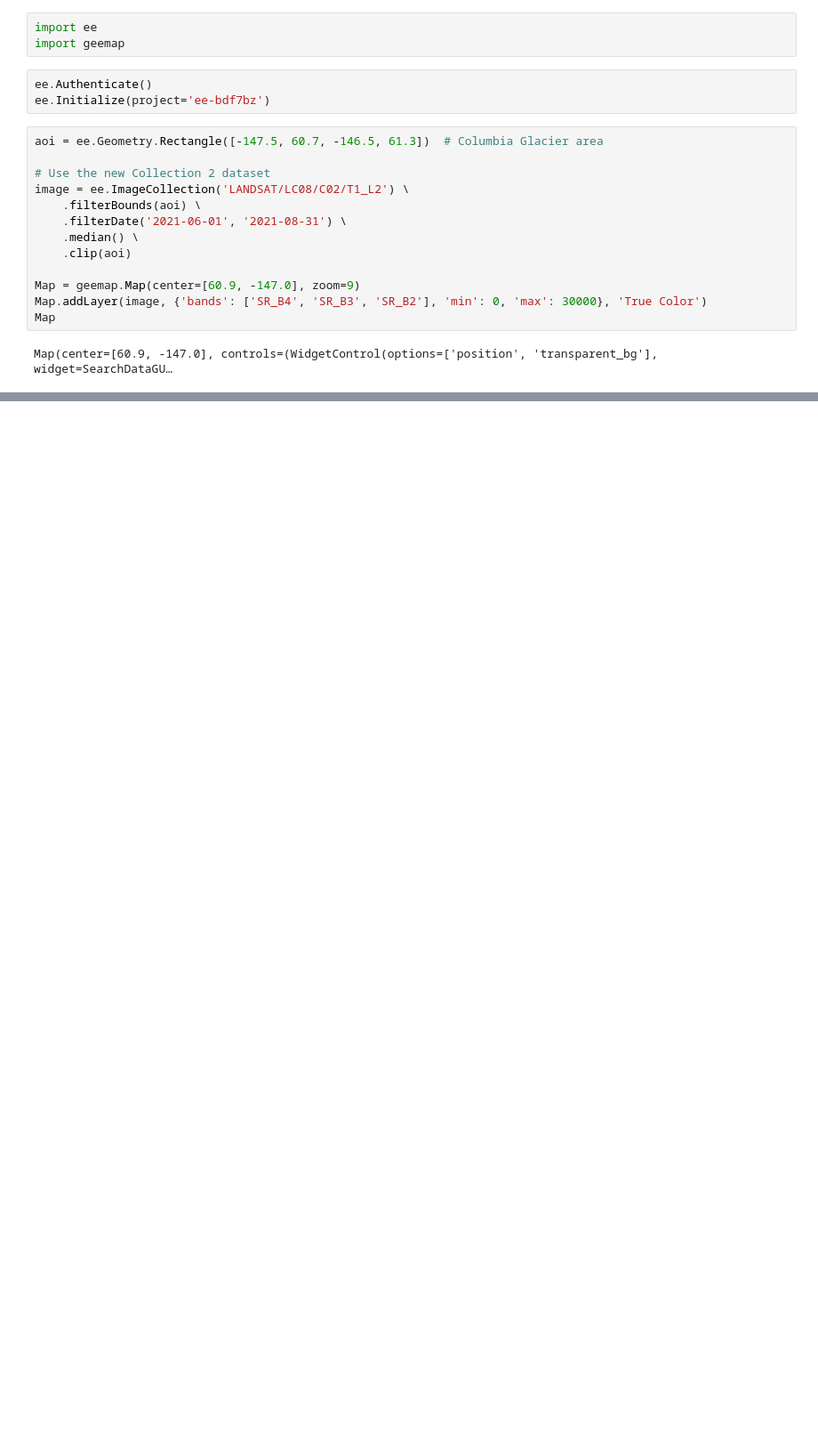
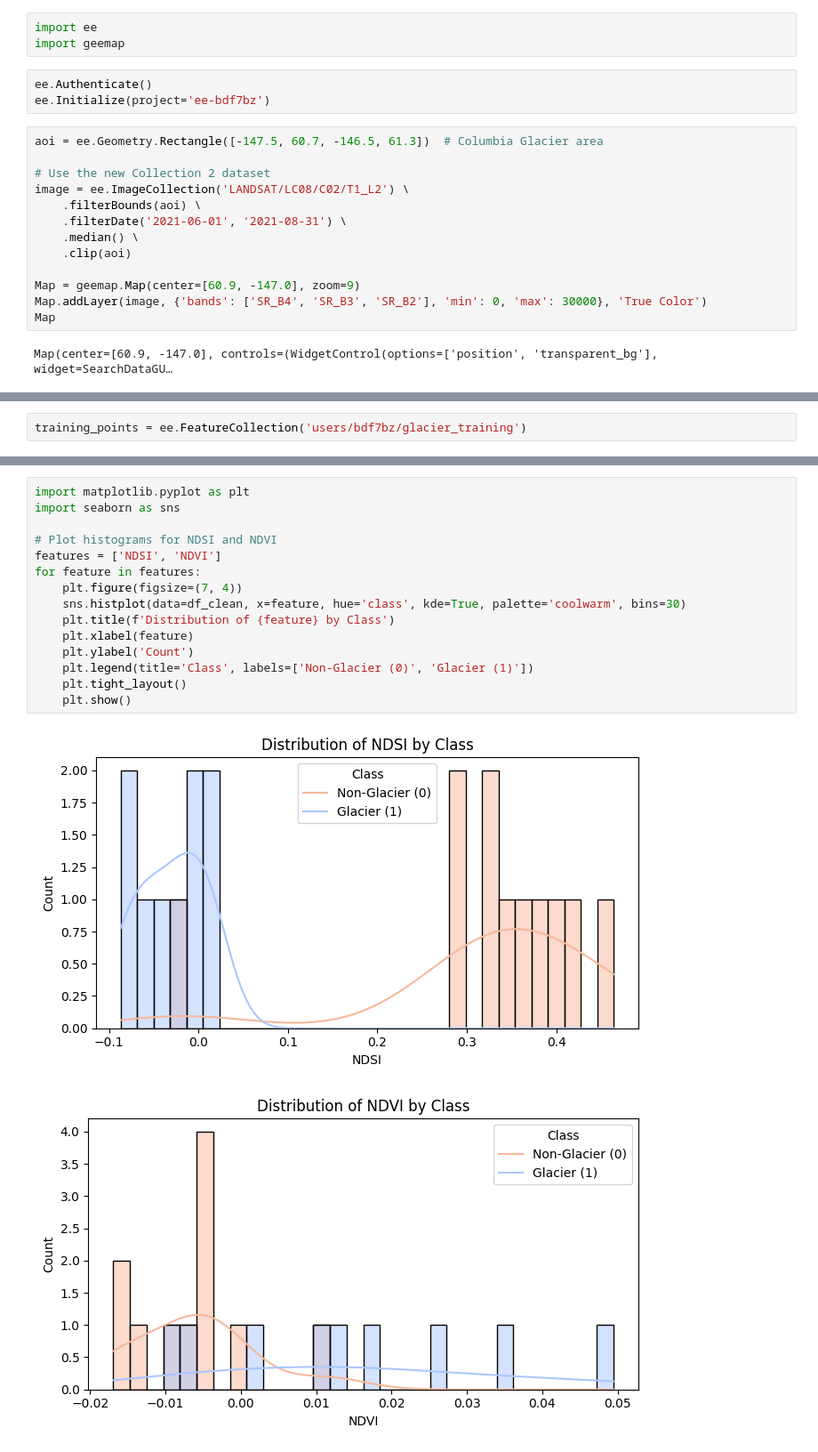
Before and after one commit to emilymacris/ds4002-project3, a Jupyter notebook: project_3.ipynb, the cells around one changed output, grey strips where cells are left out. Shown at 89% size. Saved outputs shown, nothing was run; the diff lists cells and outputs as text; blank space fills up the shorter version.

```diff
--- a/project_3.ipynb
+++ b/project_3.ipynb
@@ -44,0 +67,2 @@ Map(center=[60.9, -147.0], controls=(WidgetControl(options=['position', 'transpa
+# %%
+training_points = ee.FeatureCollection('users/bdf7bz/glacier_training')
@@ -44,0 +134,18 @@ Map(center=[60.9, -147.0], controls=(WidgetControl(options=['position', 'transpa
+# %%
+import matplotlib.pyplot as plt
+import seaborn as sns
+
+# Plot histograms for NDSI and NDVI
+features = ['NDSI', 'NDVI']
+for feature in features:
+    plt.figure(figsize=(7, 4))
+    sns.histplot(data=df_clean, x=feature, hue='class', kde=True, palette='coolwarm', bins=30)
+    plt.title(f'Distribution of {feature} by Class')
+    plt.xlabel(feature)
+    plt.ylabel('Count')
+    plt.legend(title='Class', labels=['Non-Glacier (0)', 'Glacier (1)'])
+    plt.tight_layout()
+    plt.show()
+# %% [output]
+[figure, added]
+[figure, added]
```
Also changed, not shown: parts of 10 cells of this notebook.
